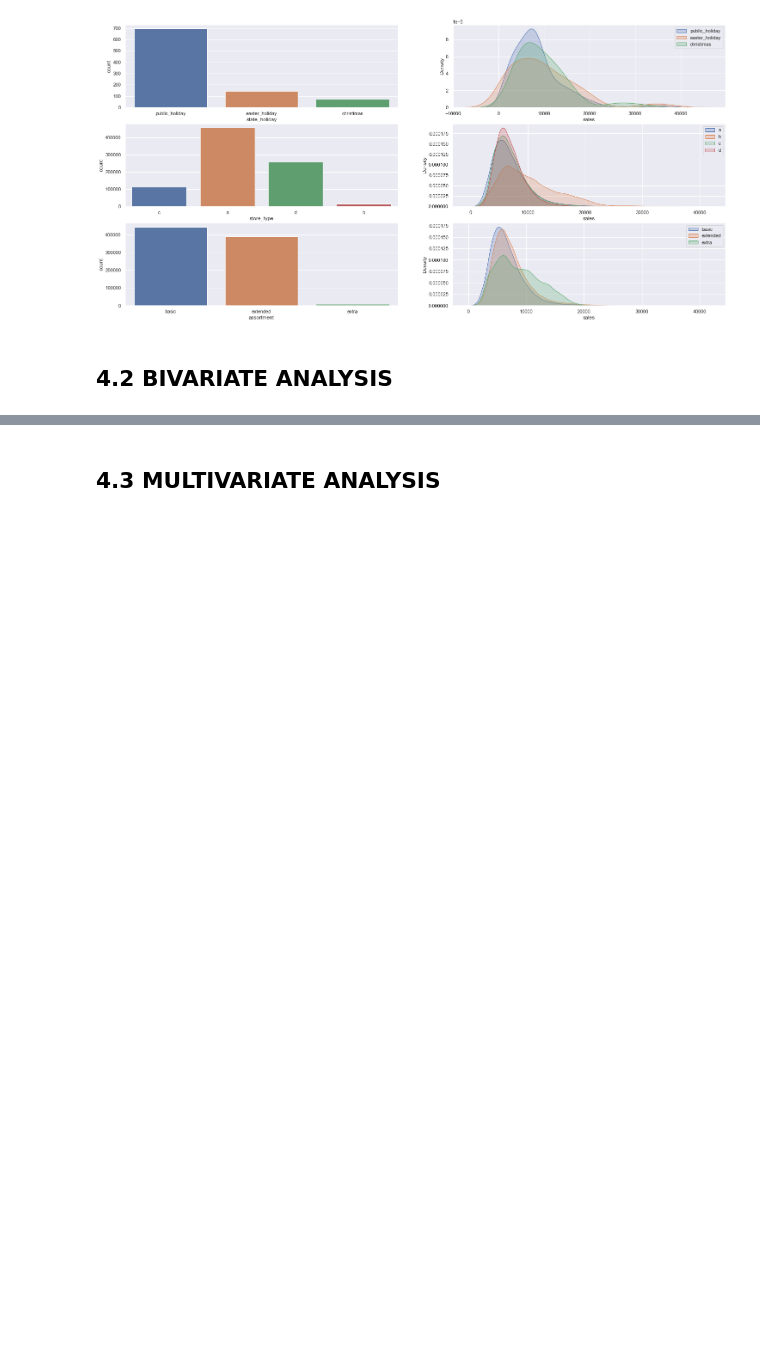
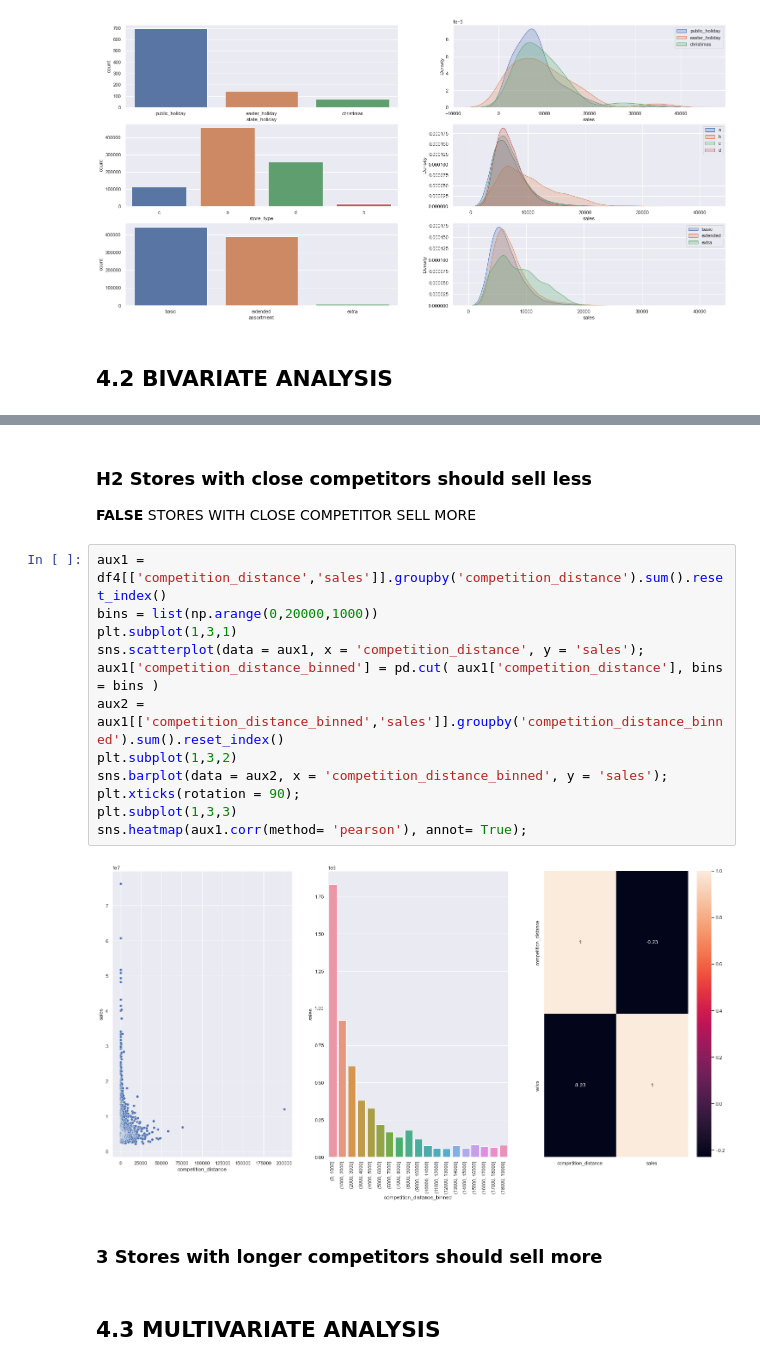
Before and after one commit to 70HNM4C13L/rossmann_store_sales, a Jupyter notebook: m04_01_store-sales_predction.ipynb, the cells around one changed output, grey strips where cells are left out. Drawn from its saved outputs; the diff is of its cells as text; blank space fills up the shorter version.

```diff
--- a/m04_01_store-sales_predction.ipynb
+++ b/m04_01_store-sales_predction.ipynb
@@ -397,2 +410,21 @@ plt.legend()
+# %% [markdown]
+### **H2** Stores with close competitors should sell less
+**FALSE** STORES WITH CLOSE COMPETITOR SELL MORE
+# %%
+aux1 = df4[['competition_distance','sales']].groupby('competition_distance').sum().reset_index()
+bins = list(np.arange(0,20000,1000))
+plt.subplot(1,3,1)
+sns.scatterplot(data = aux1, x = 'competition_distance', y = 'sales');
+aux1['competition_distance_binned'] = pd.cut( aux1['competition_distance'], bins = bins )
+aux2 = aux1[['competition_distance_binned','sales']].groupby('competition_distance_binned').sum().reset_index()
+plt.subplot(1,3,2)
+sns.barplot(data = aux2, x = 'competition_distance_binned', y = 'sales');
+plt.xticks(rotation = 90);
+plt.subplot(1,3,3)
+sns.heatmap(aux1.corr(method= 'pearson'), annot= True);
+# %% [output]
+[figure, added]
+# %% [markdown]
+### **3** Stores with longer competitors should sell more
 # %% [markdown]
 ## 4.3 MULTIVARIATE ANALYSIS
```
Also changed, not shown: parts of 3 cells of this notebook.
